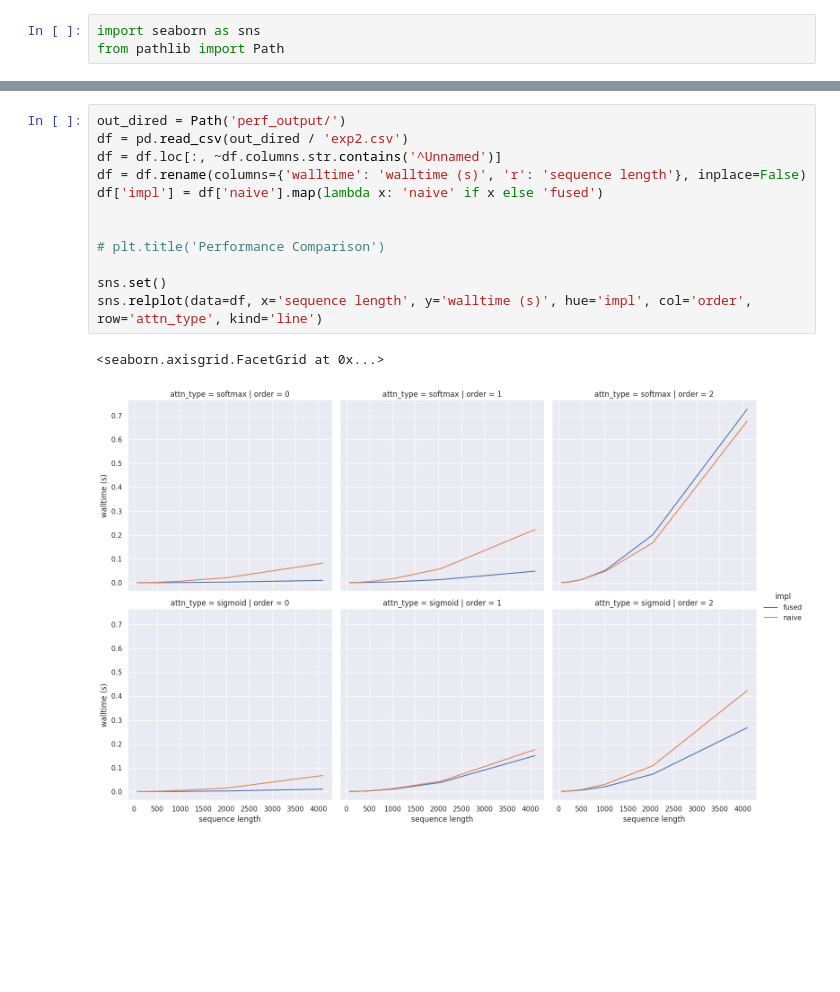
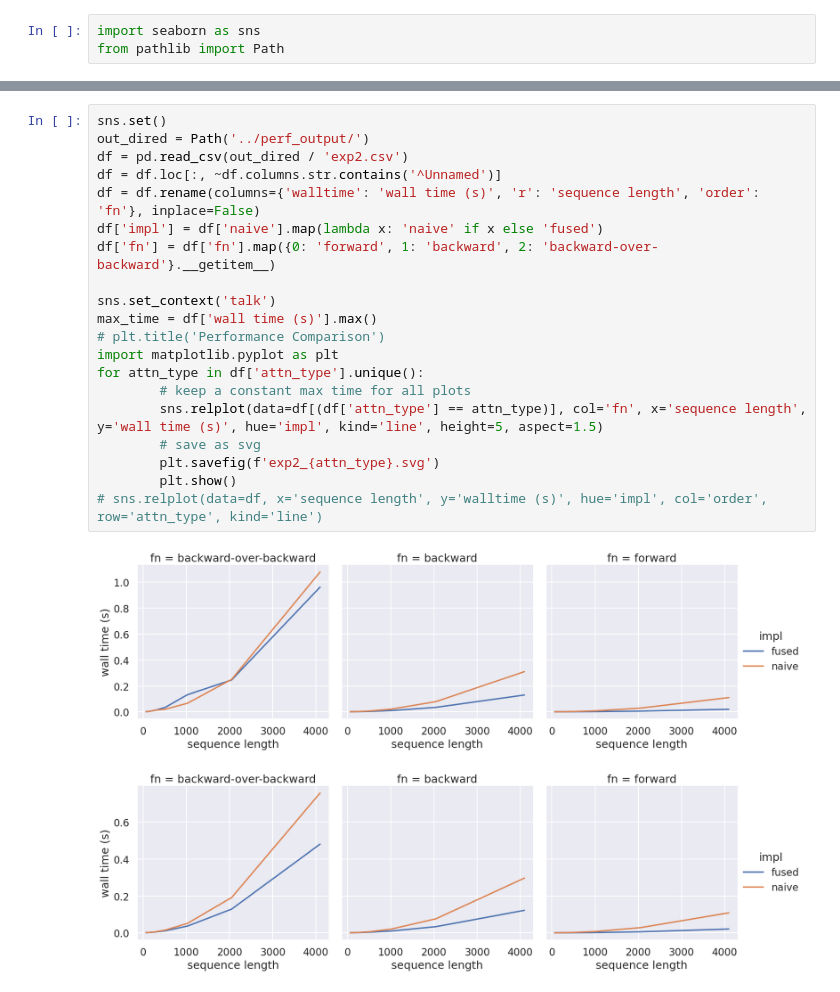
Before and after one commit to 21chenb/flashback, a Jupyter notebook: plots/plots.ipynb, the cells around one changed output, grey strips where cells are left out. Saved outputs shown, nothing was run; the diff lists cells and outputs as text; blank space fills up the shorter version.

Commit message:
added figure

```diff
--- a/plots/plots.ipynb
+++ b/plots/plots.ipynb
@@ -18,15 +17,23 @@ sns.relplot(data=df, x='d (head dim)', y='walltime (s)', hue='impl', col='order'
 # %%
-out_dired = Path('perf_output/')
+sns.set()
+out_dired = Path('../perf_output/')
 df = pd.read_csv(out_dired / 'exp2.csv')
 df = df.loc[:, ~df.columns.str.contains('^Unnamed')]
-df = df.rename(columns={'walltime': 'walltime (s)', 'r': 'sequence length'}, inplace=False)
+df = df.rename(columns={'walltime': 'wall time (s)', 'r': 'sequence length', 'order': 'fn'}, inplace=False)
 df['impl'] = df['naive'].map(lambda x: 'naive' if x else 'fused')
+df['fn'] = df['fn'].map({0: 'forward', 1: 'backward', 2: 'backward-over-backward'}.__getitem__)
 
-
+sns.set_context('talk')
+max_time = df['wall time (s)'].max()
 # plt.title('Performance Comparison')
-
-sns.set()
-sns.relplot(data=df, x='sequence length', y='walltime (s)', hue='impl', col='order', row='attn_type', kind='line')
+import matplotlib.pyplot as plt
+for attn_type in df['attn_type'].unique():
+        # keep a constant max time for all plots
+        sns.relplot(data=df[(df['attn_type'] == attn_type)], col='fn', x='sequence length', y='wall time (s)', hue='impl', kind='line', height=5, aspect=1.5)
+        # save as svg
+        plt.savefig(f'exp2_{attn_type}.svg')
+        plt.show()
+# sns.relplot(data=df, x='sequence length', y='walltime (s)', hue='impl', col='order', row='attn_type', kind='line')
 # %% [output]
-<seaborn.axisgrid.FacetGrid at 0x...>
-[figure, old version]
+[figure, new version]
+[figure, added]
```
Also changed, not shown: parts of 1 cell of this notebook, 1 other file.
